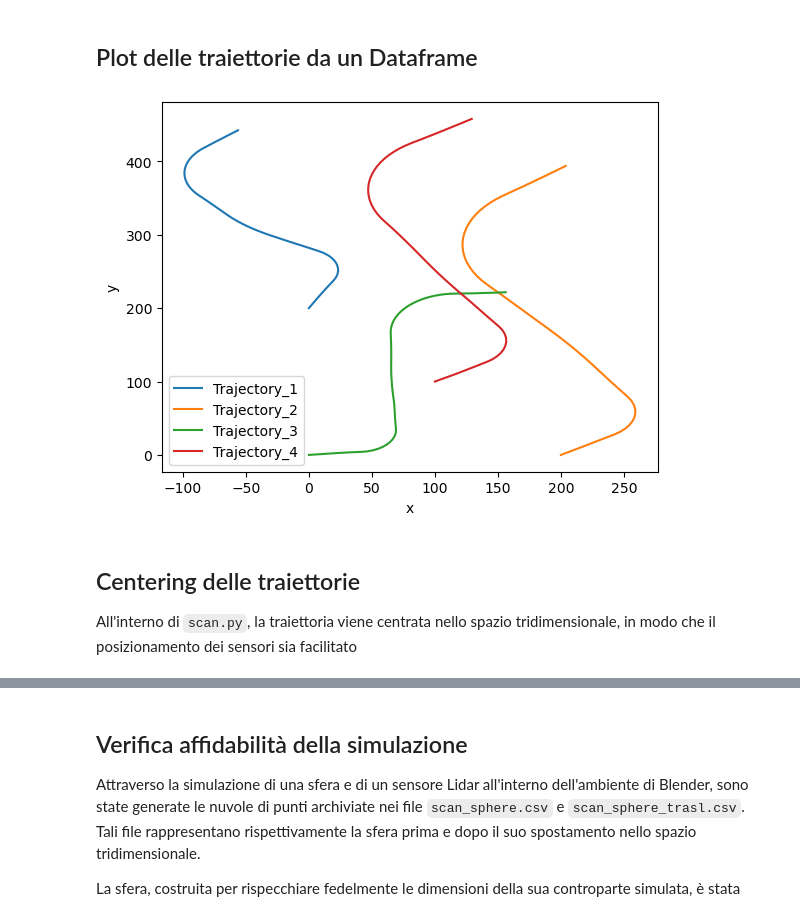
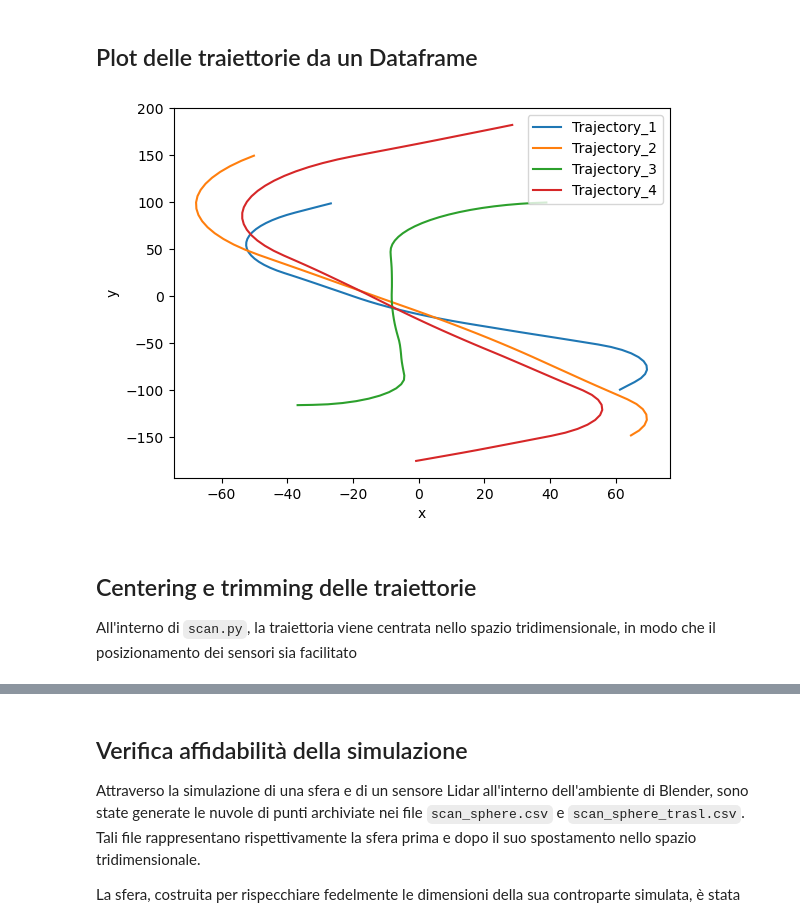
Before and after one commit to mazzaronecristian/blensor_lidar_simulation, a Jupyter notebook: plot_blensor_data.ipynb, the cells around one changed output, grey strips where cells are left out. Cells and saved outputs as stored; diff of their text form; code cells hidden in the pictures.

Commit message:
Posizionamento dei sensori relativo alla traiettoria e trimming delal traiettoria

```diff
--- a/plot_blensor_data.ipynb
+++ b/plot_blensor_data.ipynb
@@ -74,19 +74,19 @@ def build_sphere(radius=5, position=(0, 0, 0), traslation=(0, 0, 0)):
 # %%
 
 # * leggi i dati dal file csv e salva tutte le labels di riconoscimenti delle traiettorie in un array
-vehicle_loc_rot = pd.read_csv("vehicle_trajectories.csv")
+vehicle_loc_rot = pd.read_csv("vehicle_keyframes.csv")
 labels = vehicle_loc_rot["label"].unique()
 
 # * test plot_all_trajectories per plottare tutte le traiettorie
 trajectories = {}
 for label in labels:
     trajectory = vehicle_loc_rot[vehicle_loc_rot["label"] == label].reset_index(
         drop=True
     )
     trajectories[label] = trajectory
 plot_all_trajectories(trajectories)
 # %% [output]
-[figure, old version]
+[figure, new version]
 # %% [markdown]
-## Centering delle traiettorie
+## Centering e trimming delle traiettorie
 All'interno di `scan.py`, la traiettoria viene centrata nello spazio tridimensionale, in modo che il posizionamento dei sensori sia facilitato
```
Also changed, not shown: parts of 2 cells of this notebook, 3 other files.
